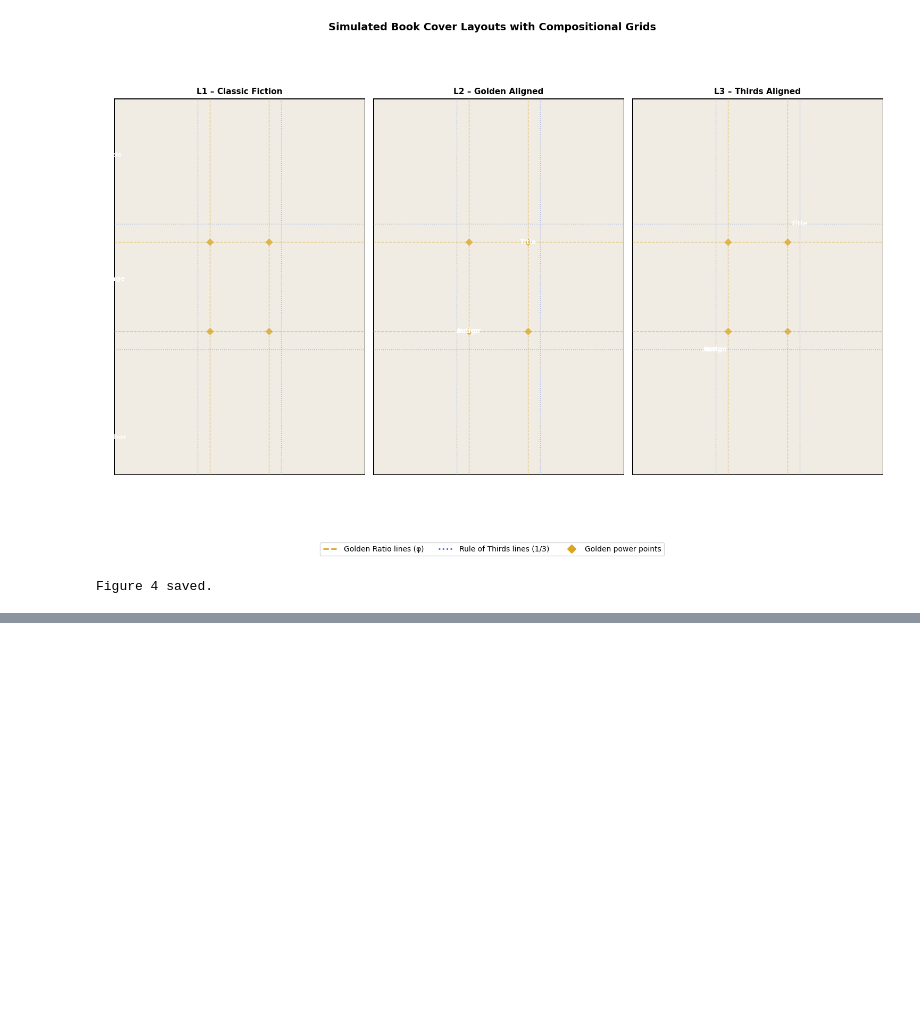
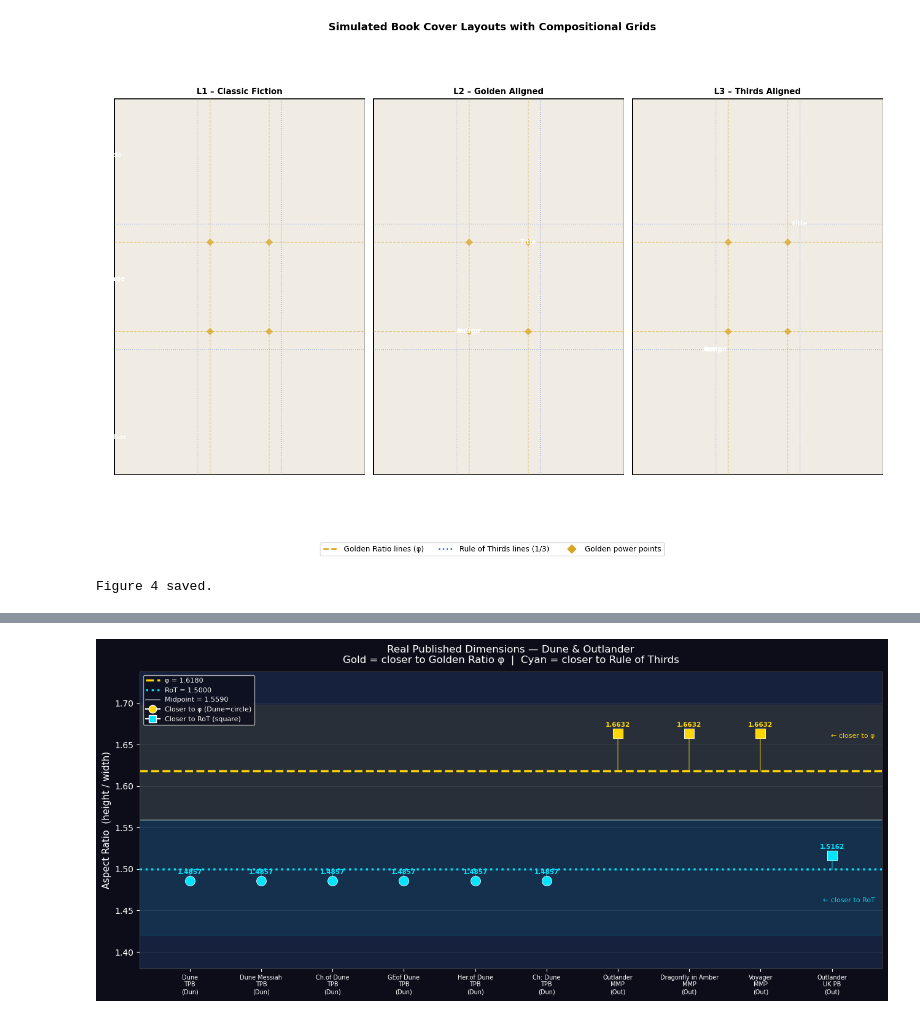
Before and after one commit to plamenargeorgieva89/Golden-ratio-principle-for-book-cover, a Jupyter notebook: The Golden ratio and the rule of thirds introduction.ipynb, the cells around one changed output, grey strips where cells are left out. Saved outputs shown, nothing was run; the diff lists cells and outputs as text; code cells hidden in the pictures; blank space fills up the shorter version.

```diff
--- a/The Golden ratio and the rule of thirds introduction.ipynb
+++ b/The Golden ratio and the rule of thirds introduction.ipynb
@@ -663,0 +972,96 @@ Figure 4 saved.
+# %%
+# ── Colour and style constants ───────────────────────────────────────────────
+DARK  = '#0d0d1a'
+MID   = '#16213e'
+GOLD  = '#FFD700'
+CYAN  = '#00e5ff'
+RED   = '#ff6b6b'
+GREEN = '#69ff47'
+MIDPOINT = (PHI + ROT) / 2   # 1.5590 — equidistant from phi and RoT
+
+# ── Figure 1: Aspect ratio strip chart ──────────────────────────────────────
+fig, ax = plt.subplots(figsize=(13, 6))
+fig.patch.set_facecolor(DARK)
+ax.set_facecolor(MID)
+
+# Reference lines
+ax.axhline(PHI,      color=GOLD,  lw=2.5, linestyle='--', zorder=2,
+           label=f'Golden Ratio  φ = {PHI:.4f}')
+ax.axhline(ROT,      color=CYAN,  lw=2.5, linestyle=':',  zorder=2,
+           label=f'Rule of Thirds  = {ROT:.4f}')
+ax.axhline(MIDPOINT, color='white', lw=1.2, linestyle='-', alpha=0.35, zorder=2,
+           label=f'Midpoint = {MIDPOINT:.4f}')
+
+# Shade zone: closer to phi (above midpoint)
+ax.axhspan(MIDPOINT, PHI + 0.08, alpha=0.08, color=GOLD)
+# Shade zone: closer to RoT (below midpoint)
+ax.axhspan(ROT - 0.08, MIDPOINT, alpha=0.08, color=CYAN)
+
+# Plot each edition
+markers  = {'Dune': 'o', 'Outlander': 's'}
+x_labels = []
+
+for i, (_, row) in enumerate(df.iterrows()):
+    col    = GOLD if row.closer_to == 'Golden Ratio φ' else CYAN
+    marker = markers[row.series]
+    ax.scatter(i, row.aspect_ratio, color=col, marker=marker,
+               s=130, zorder=5, edgecolors='white', linewidths=0.6)
+    # Vertical line from point to nearest reference
+    nearest = PHI if row.closer_to == 'Golden Ratio φ' else ROT
+    ax.plot([i, i], [row.aspect_ratio, nearest],
+            color=col, lw=1.2, alpha=0.5, zorder=3)
+    # Label
+    short = row.title.replace('Chapterhouse: ', 'Ch: ')\
+                     .replace('Children of ', 'Ch.of ')\
+                     .replace('God Emperor of ', 'GEof ')\
+                     .replace('Heretics of ', 'Her.of ')\
+                     .replace('A Breath of Snow and Ashes', 'Breath...')\
+                     .replace('Written in My Own Heart\'s Blood', 'WIMOHB')\
+                     .replace('Go Tell the Bees That I Am Gone', 'GTB...')
+    fmt_short = row.format.replace('Mass Market Paperback','MMP')\
+                          .replace('Trade Paperback','TPB')\
+                          .replace('UK Paperback','UK PB')
+    x_labels.append(f"{short}\n{fmt_short}\n({row.series[:3]})")
+
+    # Annotate aspect ratio value
+    ax.text(i, row.aspect_ratio + 0.007, f'{row.aspect_ratio:.4f}',
+            ha='center', va='bottom', color=col, fontsize=7.5, fontweight='bold')
+
+ax.set_xticks(range(len(df)))
+ax.set_xticklabels(x_labels, color='white', fontsize=7, rotation=0)
+ax.set_ylabel('Aspect Ratio  (height / width)', color='white', fontsize=11)
+ax.set_ylim(ROT - 0.12, PHI + 0.12)
+ax.set_xlim(-0.7, len(df) - 0.3)
+
+# Zone labels
+ax.text(len(df)-0.4, PHI + 0.04,  '← closer to φ',
+        color=GOLD,  fontsize=8, ha='right', alpha=0.9)
+ax.text(len(df)-0.4, ROT - 0.04,  '← closer to RoT',
+        color=CYAN, fontsize=8, ha='right', alpha=0.9)
+
+# Legend
+legend_elements = [
+    Line2D([0],[0], color=GOLD, lw=2.5, linestyle='--', label=f'φ = {PHI:.4f}'),
+    Line2D([0],[0], color=CYAN, lw=2.5, linestyle=':',  label=f'RoT = {ROT:.4f}'),
+    Line2D([0],[0], color='white', lw=1.2, alpha=0.5,   label=f'Midpoint = {MIDPOINT:.4f}'),
+    Line2D([0],[0], marker='o', color='w', mfc=GOLD, ms=9, label='Closer to φ (Dune=circle)'),
+    Line2D([0],[0], marker='s', color='w', mfc=CYAN, ms=9, label='Closer to RoT (square)'),
+]
+ax.legend(handles=legend_elements, facecolor=DARK, labelcolor='white',
+          fontsize=8, loc='upper left')
+
+ax.tick_params(colors='white')
+ax.grid(True, alpha=0.12, axis='y')
+for sp in ax.spines.values(): sp.set_edgecolor('#444')
+
+ax.set_title(
+    'Real Published Dimensions — Dune & Outlander\n'
+    'Gold = closer to Golden Ratio φ  |  Cyan = closer to Rule of Thirds',
+    color='white', fontsize=12, pad=10
+)
+plt.tight_layout()
+plt.savefig('fig1_aspect_ratios.png', dpi=150, bbox_inches='tight', facecolor=DARK)
+plt.show()
+print('Saved: fig1_aspect_ratios.png')
+# %% [output]
+[figure, added]
```
Also changed, not shown: parts of 21 cells of this notebook.
